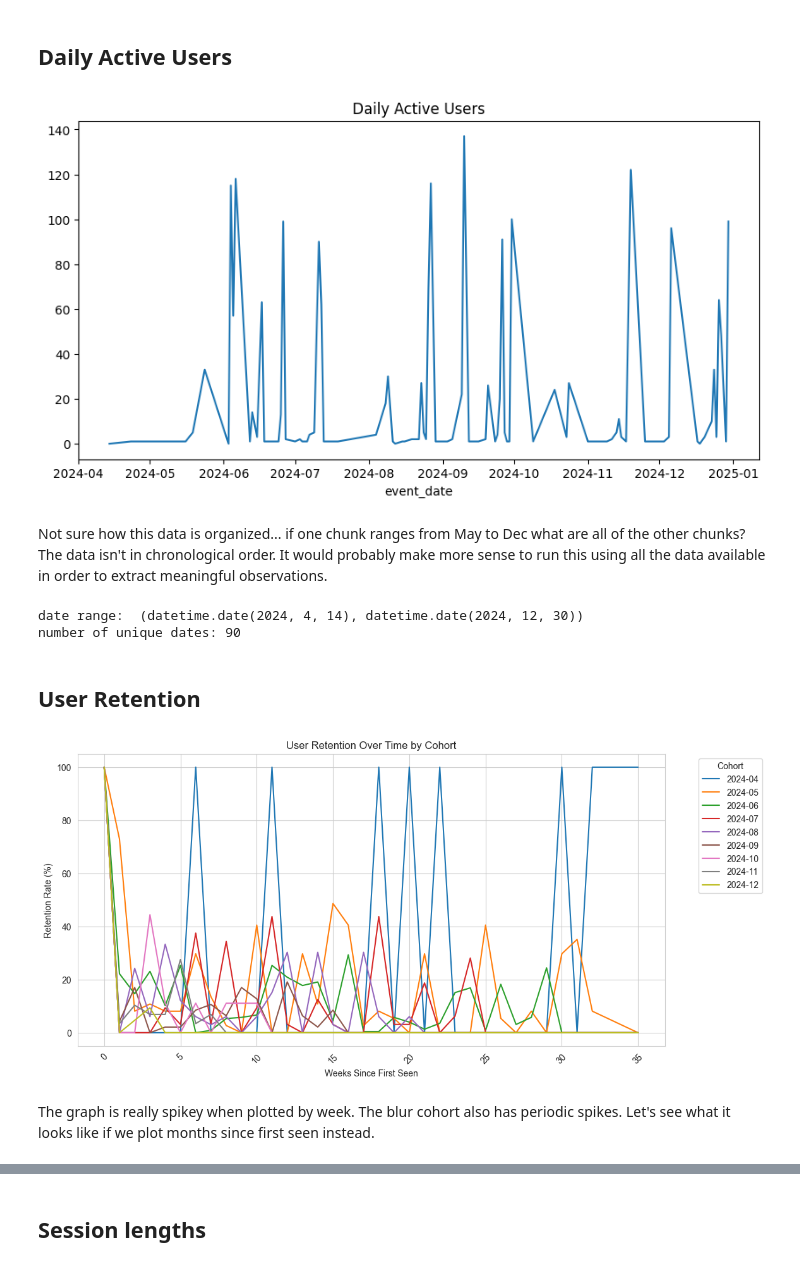
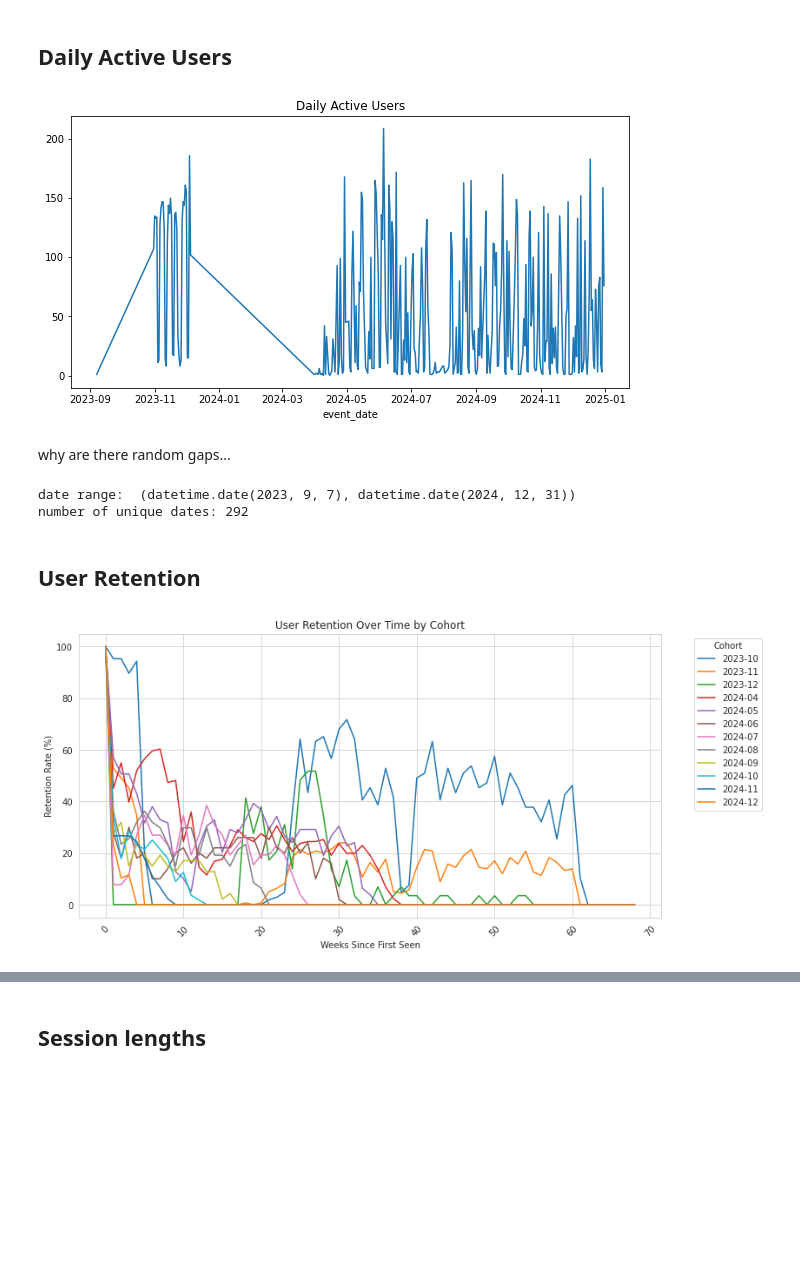
Before and after one commit to adeline-su/cxc2025, a Jupyter notebook: notebooks/julia_eda.ipynb, the cells around one changed output, grey strips where cells are left out. Drawn from its saved outputs; the diff is of its cells as text; code cells hidden in the pictures; blank space fills up the shorter version.

Commit message:
ran notebook with all 2024 chunks and tried to interpret event sequences with long session lengths

```diff
--- a/notebooks/julia_eda.ipynb
+++ b/notebooks/julia_eda.ipynb
@@ -5,11 +5,16 @@
 # %%
 import pandas as pd
 import json
+import glob
 
-data_path = "../data/raw/1_csv/data_subchunk_100000_200000.csv"
+file_paths = glob.glob("../data/raw/1_csv/*csv")
+print(file_paths)
+# data_path = "../data/raw/1_csv/data_subchunk_100000_200000.csv"
 
 # Load data
-df = pd.read_csv(data_path)
+# df = pd.read_csv(data_path)
+
+df = pd.concat((pd.read_csv(file) for file in file_paths), ignore_index=True)
 
 df.info()
 # %% [output]
@@ -212,17 +218,17 @@ import matplotlib.pyplot as plt
 dau.plot(title="Daily Active Users", figsize=(10, 5))
 plt.show()
 # %% [output]
-[figure, old version]
+[figure, new version]
-# %% [markdown]
-Not sure how this data is organized... if one chunk ranges from May to Dec what are all of the other chunks? The data isn't in chronological order. It would probably make more sense to run this using all the data available in order to extract meaningful observations.
+# %% [markdown]
+why are there random gaps...
 # %%
 date_range = (df["event_date"].min(), df["event_date"].max())
 print("date range: ", date_range)
 n_unique_dates = df["event_date"].nunique()
 print("number of unique dates:", n_unique_dates)
 # %% [output]
-date range:  (datetime.date(2024, 4, 14), datetime.date(2024, 12, 30))
-number of unique dates: 90
+date range:  (datetime.date(2023, 9, 7), datetime.date(2024, 12, 31))
+number of unique dates: 292
 # %% [markdown]
 ## User Retention
 # %%
@@ -230,36 +236,34 @@ import pandas as pd
 import numpy as np
 import matplotlib.pyplot as plt
 import seaborn as sns
 
 # Identify the first time each user appeared
 df["first_seen"] = df.groupby("user_id")["event_time"].transform("min") # Finds the earliest event_time for each user and applies it to all rows for that user
 
 # Assign each user to a cohort (signup month)
 df["cohort"] = df["first_seen"].dt.to_period("M")  # Group by month
 df["days_since_first_seen"] = (df["event_time"] - df["first_seen"]).dt.days
 df["weeks_since_first_seen"] = df["days_since_first_seen"] // 7
 
 retention = df.groupby(["cohort", "weeks_since_first_seen"])["user_id"].nunique().unstack(fill_value=0)
 
 # Normalize by cohort size (convert to retention %)
 cohort_sizes = retention.iloc[:, 0]  # First column is cohort size at Day 0
 retention_rate = retention.div(cohort_sizes, axis=0) * 100  # Convert to percentage
 
 # Step 5: Plot Retention Chart
 plt.figure(figsize=(12, 6))
 sns.set_style("whitegrid")
 
-for cohort in retention_rate.index:
-    plt.plot(retention_rate.columns, retention_rate.loc[cohort], label=str(cohort))
+for cohort in retention_rate.loc[cohort_sizes[cohort_sizes >= 20].index].index: # filter out the cohort if it has less than 20 users
+    plt.plot(retention_rate.columns.to_numpy(), retention_rate.loc[cohort].to_numpy(), label=str(cohort))
 
 plt.xlabel("Weeks Since First Seen")
 plt.ylabel("Retention Rate (%)")
 plt.title("User Retention Over Time by Cohort")
 plt.legend(title="Cohort", bbox_to_anchor=(1.05, 1), loc="upper left")
 plt.xticks(rotation=45)
 plt.show()
 # %% [output]
-[figure, old version]
+[figure, new version]
-# %% [markdown]
-The graph is really spikey when plotted by week. The blur cohort also has periodic spikes. Let's see what it looks like if we plot months since first seen instead.
 # %%
```
Also changed, not shown: parts of 19 cells of this notebook.
